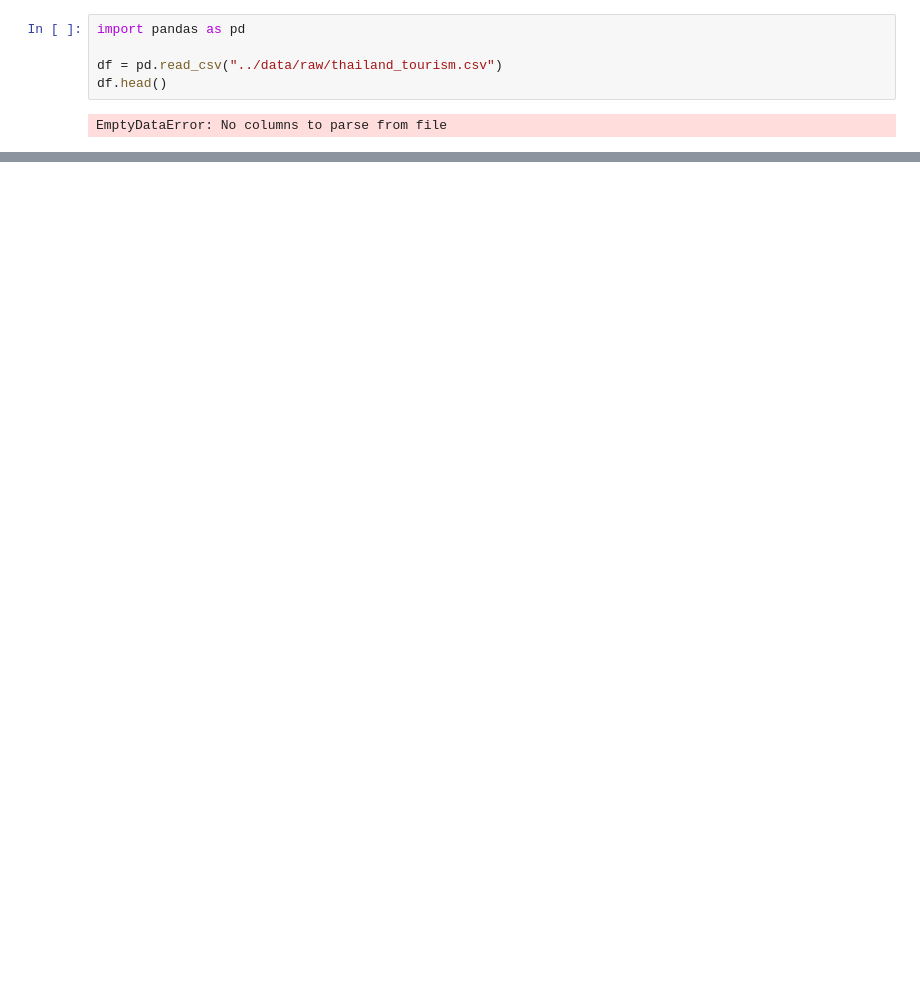
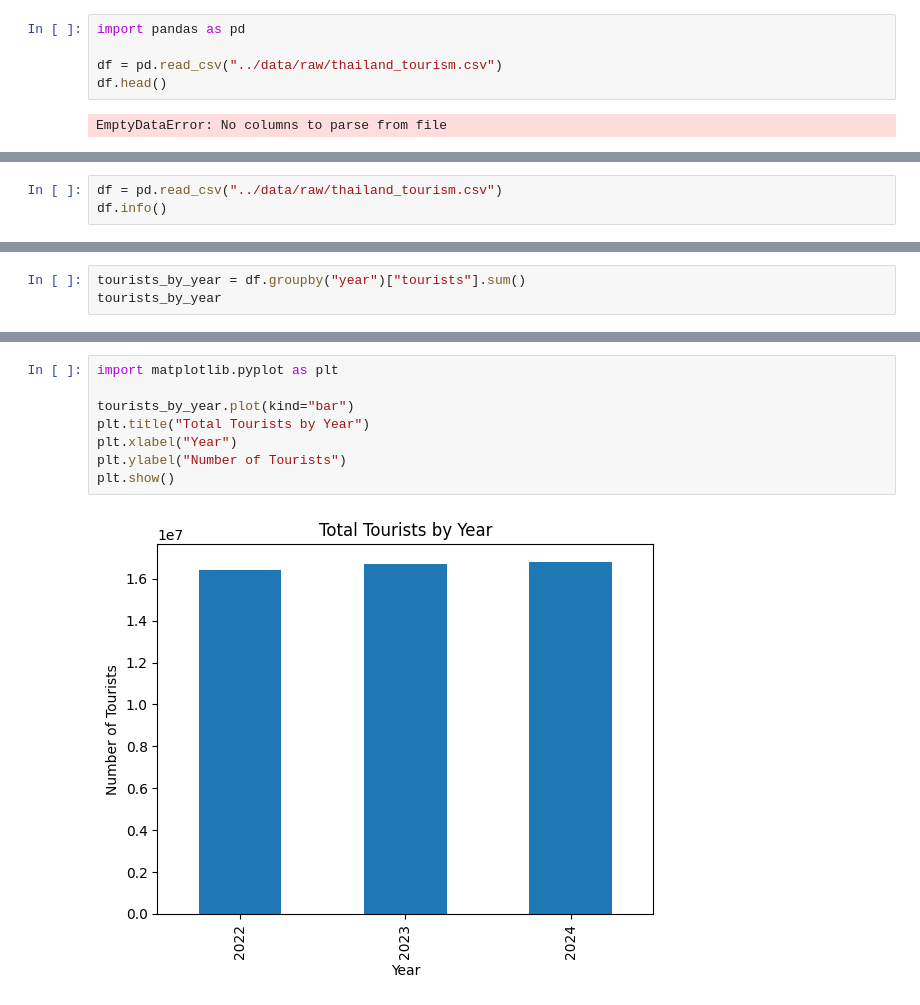
Before and after one commit to dontida10809-oss/Thailand_Tourism_Analysis, a Jupyter notebook: notebooks/01_data_loading.ipynb, the cells around one changed output, grey strips where cells are left out. Drawn from its saved outputs; the diff is of its cells as text; blank space fills up the shorter version.

```diff
--- a/notebooks/01_data_loading.ipynb
+++ b/notebooks/01_data_loading.ipynb
@@ -7,0 +55,3 @@ EmptyDataError: No columns to parse from file
+# %%
+df = pd.read_csv("../data/raw/thailand_tourism.csv")
+df.info()
@@ -7,0 +100,3 @@ EmptyDataError: No columns to parse from file
+# %%
+tourists_by_year = df.groupby("year")["tourists"].sum()
+tourists_by_year
@@ -7,0 +125,10 @@ EmptyDataError: No columns to parse from file
+# %%
+import matplotlib.pyplot as plt
+
+tourists_by_year.plot(kind="bar")
+plt.title("Total Tourists by Year")
+plt.xlabel("Year")
+plt.ylabel("Number of Tourists")
+plt.show()
+# %% [output]
+[figure, added]
```
Also changed, not shown: parts of 48 cells of this notebook.
